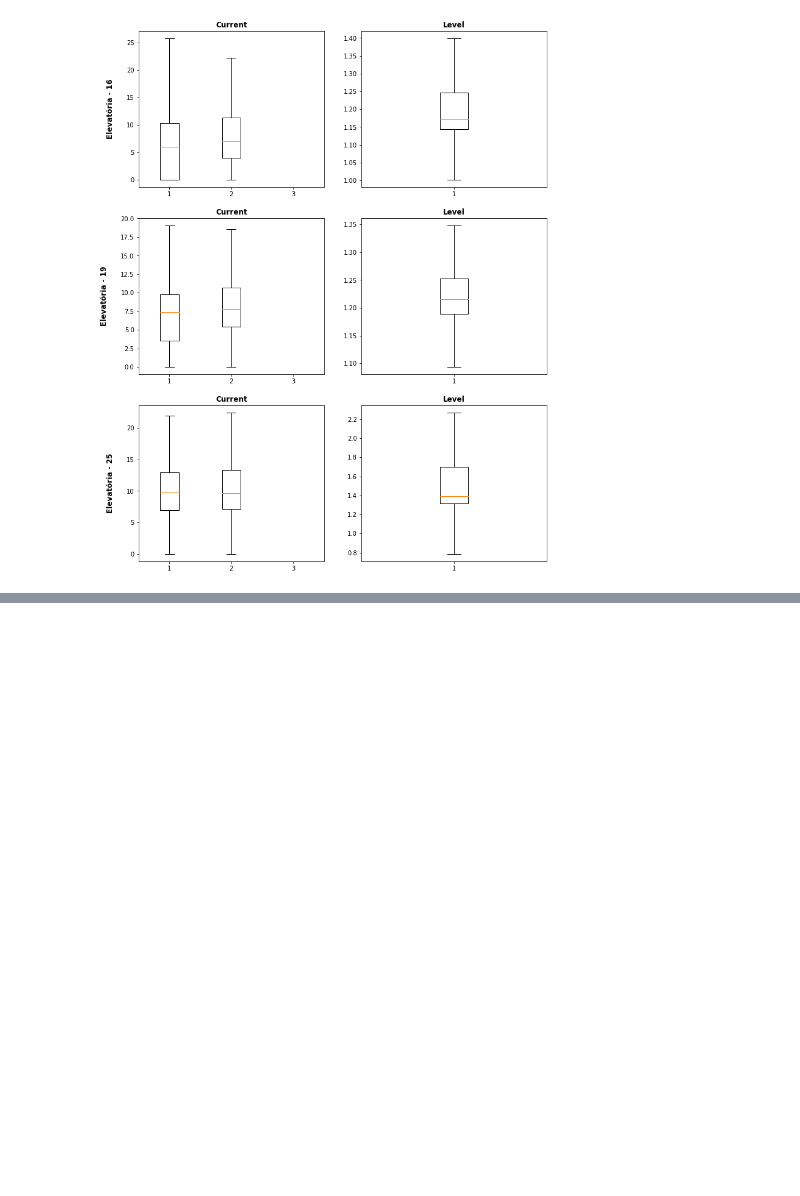
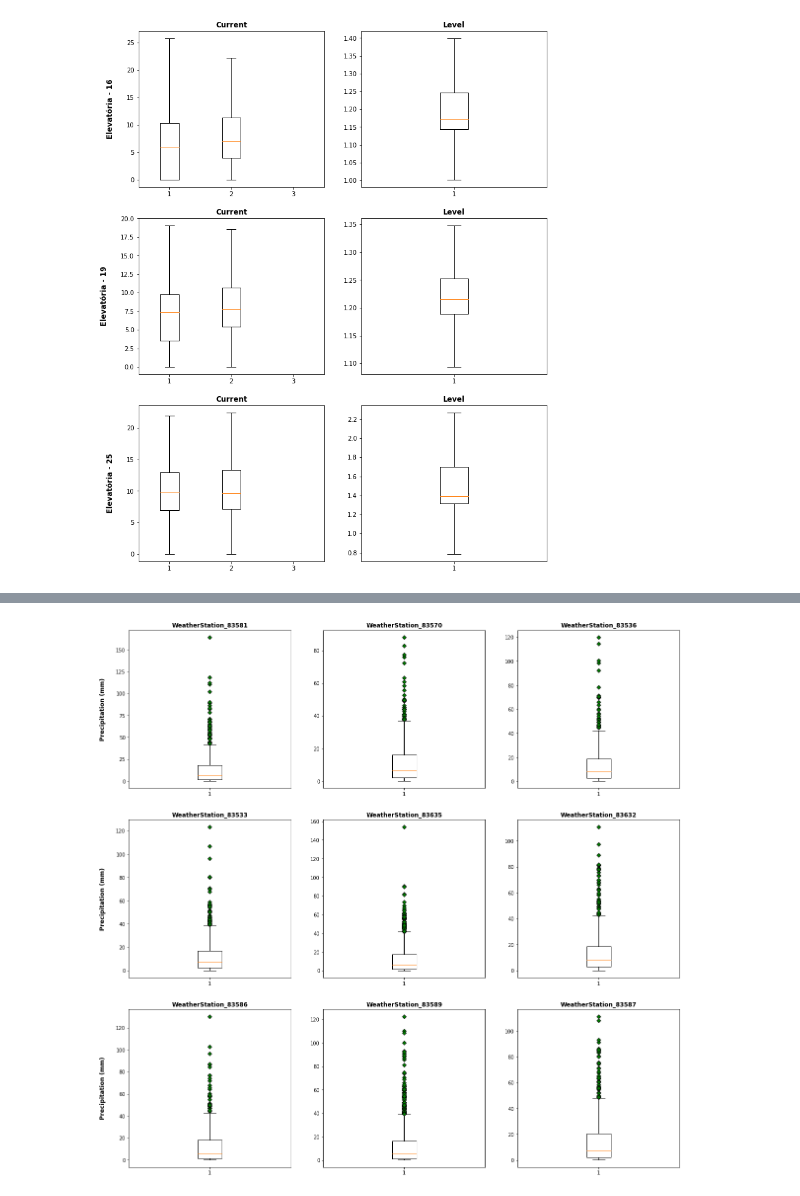
Before and after one commit to heber-augusto/master-degree-jupyter-notebooks, a Jupyter notebook: step_3-data-analysis/step_3-data-analysis-and-exploration.ipynb, the cells around one changed output, grey strips where cells are left out. Drawn from its saved outputs; the diff is of its cells as text; code cells hidden in the pictures; blank space fills up the shorter version.

Commit message:
included weather data analysis

```diff
--- a/step_3-data-analysis/step_3-data-analysis-and-exploration.ipynb
+++ b/step_3-data-analysis/step_3-data-analysis-and-exploration.ipynb
@@ -887,0 +901,34 @@ fig.savefig(IMAGES_DIR + r'boxplot-without-outliers.png')
+# %%
+#create subplots with 2 rows and 5 columns (each row will show data from up to 5 weather station)
+fig, ax = plt.subplots(nrows=3, ncols=3, figsize=(20,20))
+
+#show outliers with different marks
+green_diamond = dict(markerfacecolor='g', marker='D')
+
+for index, column_name in enumerate(weather_stations_datas.columns):
+  row = int(index / 3)
+  column = index % 3
+  #get weather data with precipitation greater than 0
+  weather_data_without_zero = weather_stations_datas[weather_stations_datas[column_name] > 0][column_name]
+  ax[row][column].set_title(column_name, weight='bold', size=12)
+  _ = ax[row][column].boxplot([weather_data_without_zero,],
+                        flierprops=green_diamond)
+
+ax[0][0].set_ylabel('Precipitation (mm)',
+                labelpad=20,
+                weight='bold',
+                size=12)
+
+ax[1][0].set_ylabel('Precipitation (mm)',
+                labelpad=20,
+                weight='bold',
+                size=12)
+
+ax[2][0].set_ylabel('Precipitation (mm)',
+                labelpad=20,
+                weight='bold',
+                size=12)
+
+fig.savefig(IMAGES_DIR + r'boxplot-weather-data.png')
+# %% [output]
+[figure, added]
```
Also changed, not shown: parts of 2 cells of this notebook.
